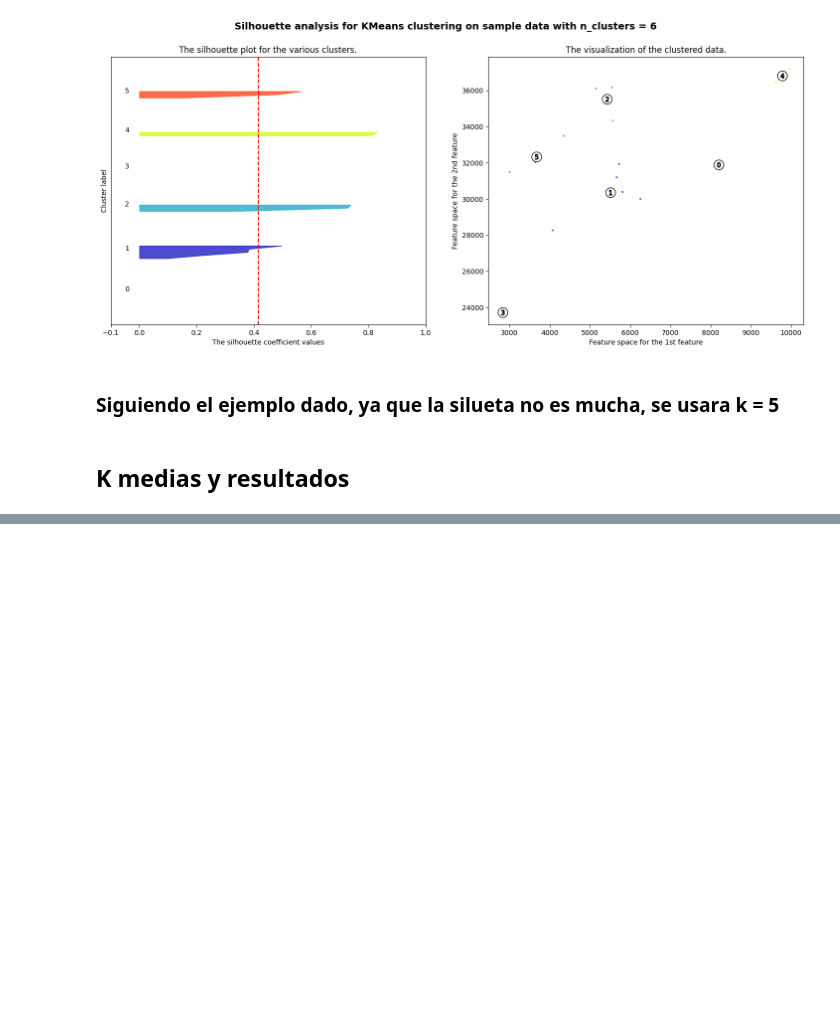
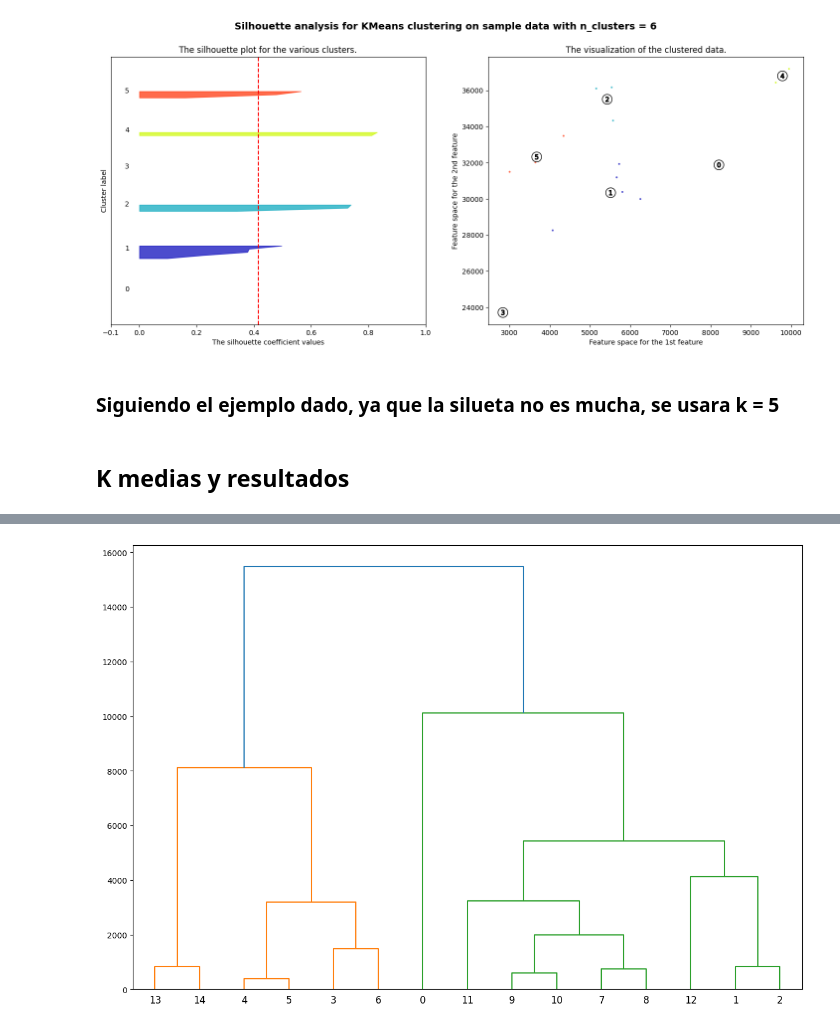
Before and after one commit to josuemj/INE-DataLab, a Jupyter notebook: notebooks/03_clustering.ipynb, the cells around one changed output, grey strips where cells are left out. Drawn from its saved outputs; the diff is of its cells as text; code cells hidden in the pictures; blank space fills up the shorter version.

```diff
--- a/notebooks/03_clustering.ipynb
+++ b/notebooks/03_clustering.ipynb
@@ -1255,0 +1318,6 @@ For n_clusters = 6 The average silhouette_score is : 0.41525576235783224
+# %%
+plt.figure(figsize=(15, 10))
+
+dendograma = sch.dendrogram(sch.linkage(X, method='ward'))
+# %% [output]
+[figure, added]
```
Also changed, not shown: parts of 7 cells of this notebook.
